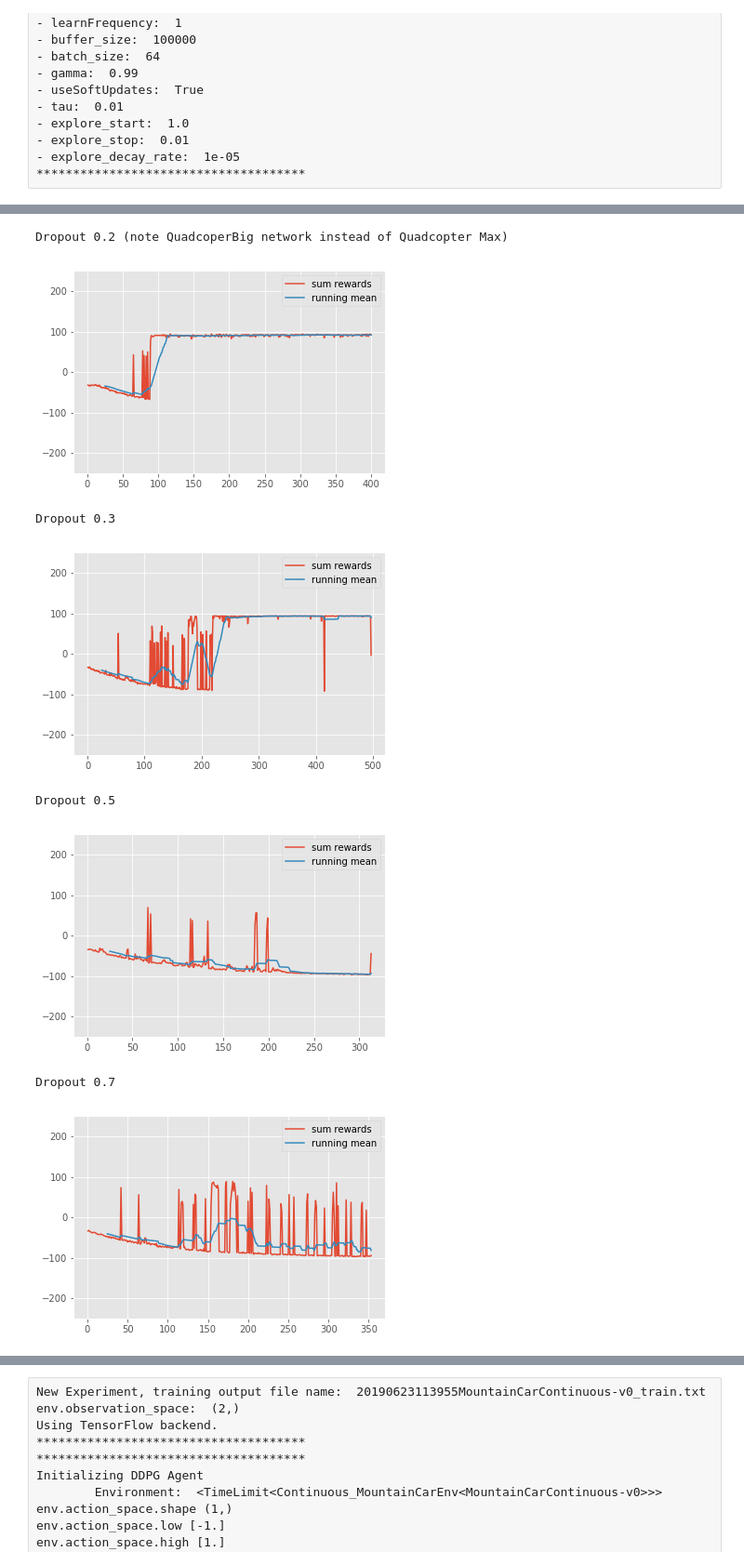
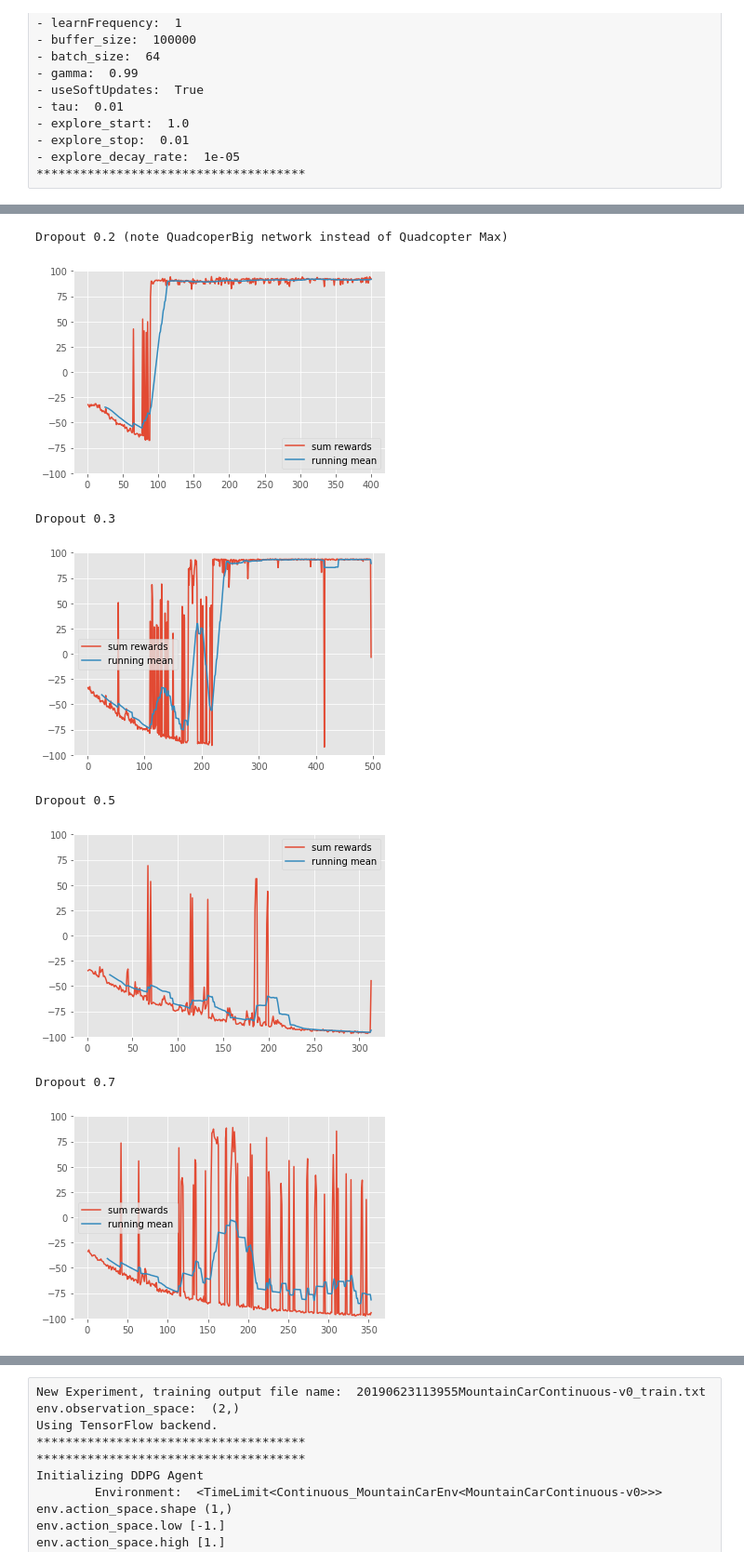
Before and after one commit to smmuzza/CapstoneProjectMLNanoDegree, a Jupyter notebook: CapstoneProjectReport.ipynb, the cells around one changed output, grey strips where cells are left out. Shown at 93% size. Saved outputs shown, nothing was run; the diff lists cells and outputs as text; code cells hidden in the pictures.

```diff
--- a/CapstoneProjectReport.ipynb
+++ b/CapstoneProjectReport.ipynb
@@ -374,7 +377,7 @@ def interact(agent, env, num_episodes=20000, mode='train', file_output="results.
         print("\tAverage training time per episode: ", all_elapsed_time/num_episodes)
         print("******************************")
 # %%
-def plot_score_from_file(file_to_read):
+def sample_plot_score_from_file(file_to_read):
     # Load simulation results from the .csv file
     results = pd.read_csv(file_to_read)
 
@@ -753,22 +1523,22 @@ from visuals import plot_score_from_file
 
 print("Dropout 0.0")
 dir = "results/MtClimberContinuous/dropout/0.0/"
-plot_score_from_file(dir + "20190622145327MountainCarContinuous-v0_train.txt")
+plot_score_from_file(dir + "20190622145327MountainCarContinuous-v0_train.txt", -100, 100, 1)
 
 print("Dropout 0.2 (note QuadcoperBig network instead of Quadcopter Max)")
 dir = "results/MtClimberContinuous/dropout/0.2/"
-plot_score_from_file(dir + "20190623181645MountainCarContinuous-v0_train.txt")
+plot_score_from_file(dir + "20190623181645MountainCarContinuous-v0_train.txt", -100, 100, 1)
 
 print("Dropout 0.3")
 dir = "results/MtClimberContinuous/dropout/0.3/"
-plot_score_from_file(dir + "20190622145438MountainCarContinuous-v0_train.txt")
+plot_score_from_file(dir + "20190622145438MountainCarContinuous-v0_train.txt", -100, 100, 1)
 
 print("Dropout 0.5")
 dir = "results/MtClimberContinuous/dropout/0.5/"
-plot_score_from_file(dir + "20190622170332MountainCarContinuous-v0_train.txt")
+plot_score_from_file(dir + "20190622170332MountainCarContinuous-v0_train.txt", -100, 100, 1)
 
 print("Dropout 0.7")
 dir = "results/MtClimberContinuous/dropout/0.7/"
-plot_score_from_file(dir + "20190622165506MountainCarContinuous-v0_train.txt")
+plot_score_from_file(dir + "20190622165506MountainCarContinuous-v0_train.txt", -100, 100, 1)
 # %% [output]
 Dropout 0.0
@@ -776,11 +1546,11 @@ Dropout 0.0
 Dropout 0.2 (note QuadcoperBig network instead of Quadcopter Max)
-[figure, old version]
+[figure, new version]
 Dropout 0.3
-[figure, old version]
+[figure, new version]
 Dropout 0.5
-[figure, old version]
+[figure, new version]
 Dropout 0.7
-[figure, old version]
+[figure, new version]
 # %% [markdown]
 #### Regularizers
 
```
Also changed, not shown: parts of 64 cells of this notebook, 4 other files.
